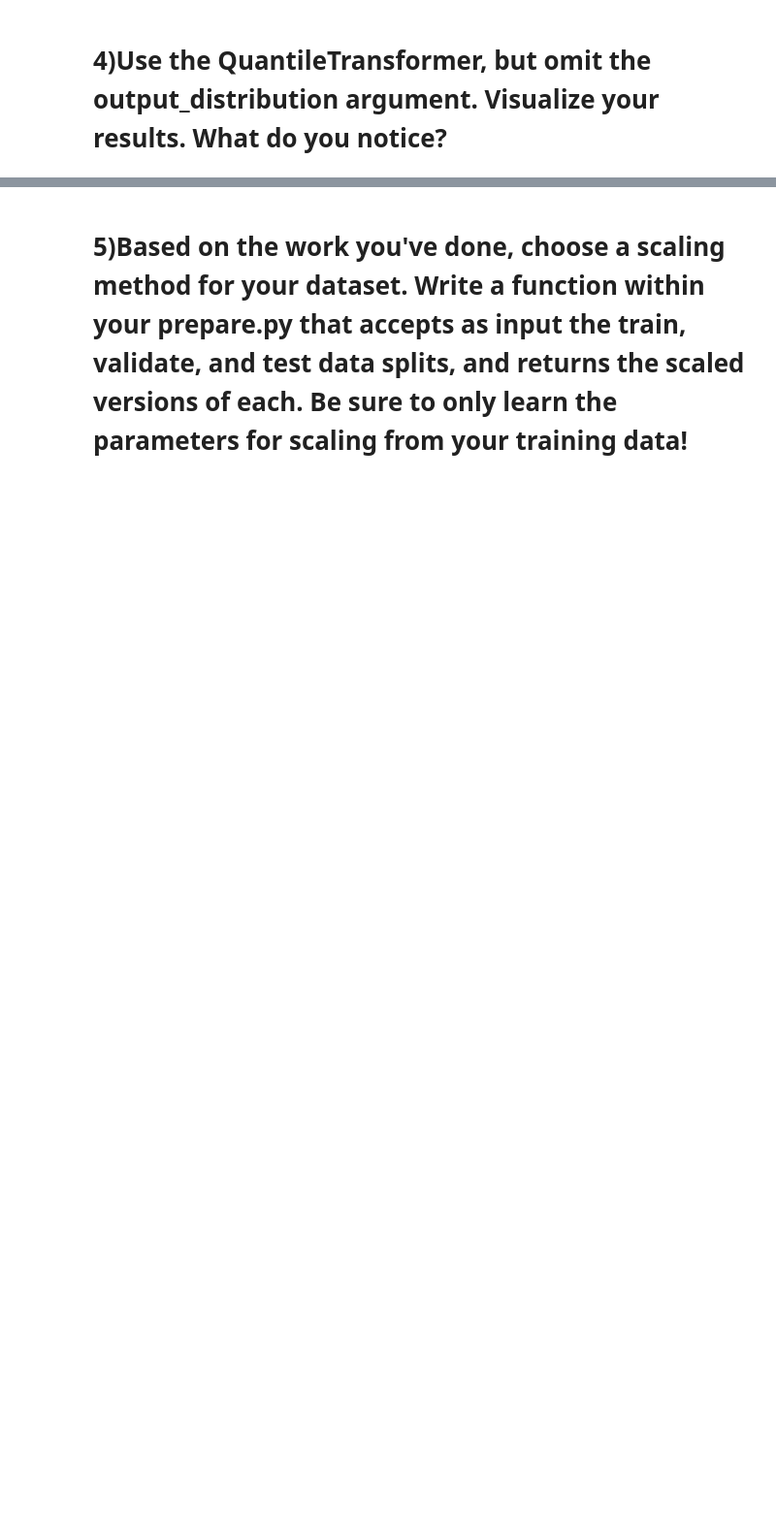
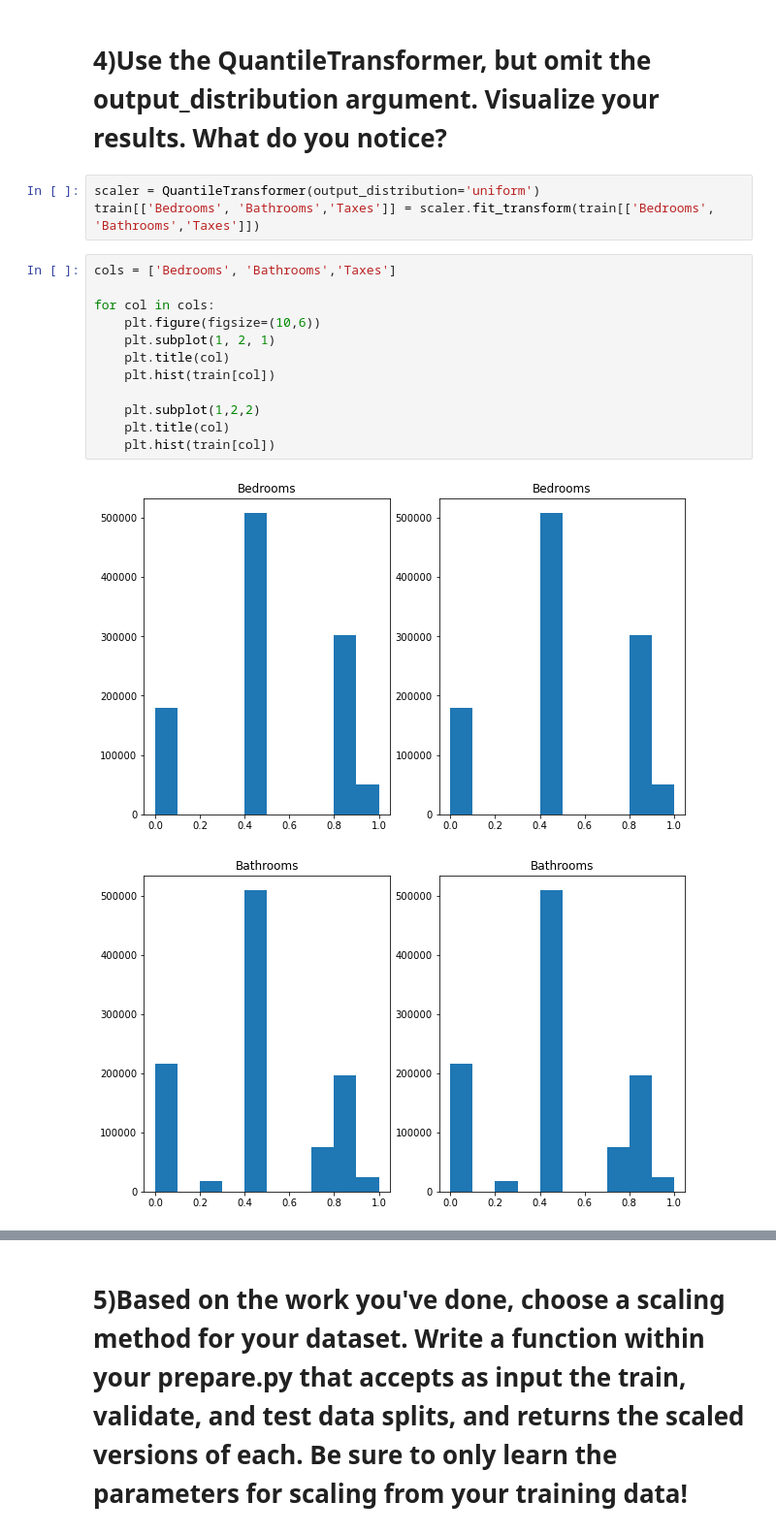
Before and after one commit to cristianibarra1/regression-exercises, a Jupyter notebook: scaling.ipynb, the cells around one changed output, grey strips where cells are left out. Shown at 97% size. Cells and saved outputs as stored; diff of their text form; blank space fills up the shorter version.

```diff
--- a/scaling.ipynb
+++ b/scaling.ipynb
@@ -23,2 +117,20 @@ Do your work for these exercises in a jupyter notebook named scaling. Use the zi
 # %% [markdown]
 # 4)Use the QuantileTransformer, but omit the output_distribution argument. Visualize your results. What do you notice?
+# %%
+scaler = QuantileTransformer(output_distribution='uniform')
+train[['Bedrooms', 'Bathrooms','Taxes']] = scaler.fit_transform(train[['Bedrooms', 'Bathrooms','Taxes']])
+# %%
+cols = ['Bedrooms', 'Bathrooms','Taxes']
+
+for col in cols:
+    plt.figure(figsize=(10,6))
+    plt.subplot(1, 2, 1)
+    plt.title(col)
+    plt.hist(train[col])
+
+    plt.subplot(1,2,2)
+    plt.title(col)
+    plt.hist(train[col])
+# %% [output]
+[figure, added]
+[figure, added]
```
Also changed, not shown: parts of 15 cells of this notebook.
